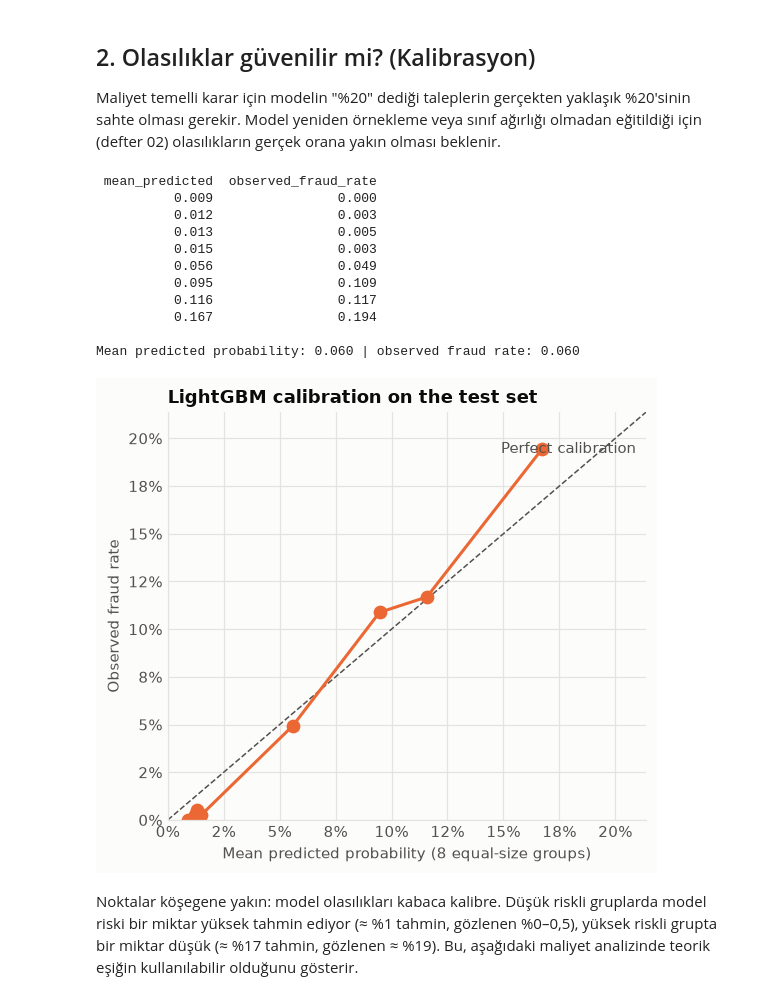
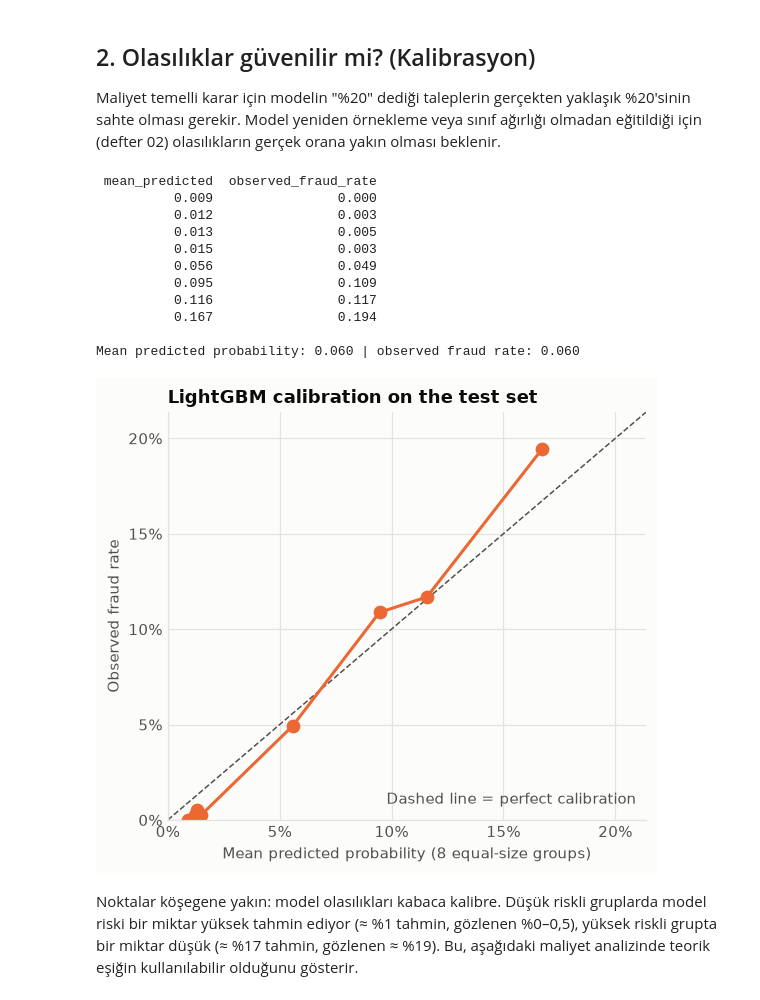
Before and after one commit to iremesmauner/insurance-fraud-detection, a Jupyter notebook: notebooks/04_business_threshold.ipynb, the cells around one changed output. Cells and saved outputs as stored; diff of their text form; code cells hidden in the pictures.

Commit message:
Polish figures: reproducible beeswarm jitter and clearer calibration plot
Co-Authored-By: Claude Fable 5.2 <noreply@anthropic.com>

```diff
--- a/notebooks/04_business_threshold.ipynb
+++ b/notebooks/04_business_threshold.ipynb
@@ -134,35 +134,37 @@ observed, predicted = calibration_curve(test["y"], test["lightgbm"], n_bins=8, s
 calibration = pd.DataFrame({"mean_predicted": predicted, "observed_fraud_rate": observed})
 print(calibration.round(3).to_string(index=False))
 print(f"\nMean predicted probability: {test['lightgbm'].mean():.3f} | observed fraud rate: {test['y'].mean():.3f}")
 
 fig, ax = plt.subplots(figsize=(5.2, 4.6))
 limit = max(predicted.max(), observed.max()) * 1.1
 ax.plot([0, limit], [0, limit], color=plotting.INK_MUTED, linestyle="--", linewidth=1)
-ax.text(limit * 0.98, limit * 0.9, "Perfect calibration", ha="right", color=plotting.INK_MUTED)
+ax.text(limit * 0.98, limit * 0.04, "Dashed line = perfect calibration", ha="right", color=plotting.INK_MUTED)
 ax.plot(predicted, observed, marker="o", markersize=8, color=plotting.COLOR_LGBM)
 ax.set_xlabel("Mean predicted probability (8 equal-size groups)")
 ax.set_ylabel("Observed fraud rate")
 plotting.pct_axis(ax, "x")
 plotting.pct_axis(ax, "y")
 ax.set_xlim(0, limit)
 ax.set_ylim(0, limit)
+ax.xaxis.set_major_locator(plt.MultipleLocator(0.05))
+ax.yaxis.set_major_locator(plt.MultipleLocator(0.05))
 ax.set_title("LightGBM calibration on the test set")
 fig.tight_layout()
 plotting.save_fig(fig, "14_calibration")
 plt.show()
 # %% [output]
  mean_predicted  observed_fraud_rate
           0.009                0.000
           0.012                0.003
           0.013                0.005
           0.015                0.003
           0.056                0.049
           0.095                0.109
           0.116                0.117
           0.167                0.194
 
 Mean predicted probability: 0.060 | observed fraud rate: 0.060
-[figure, old version]
+[figure, new version]
 # %% [markdown]
 Noktalar köşegene yakın: model olasılıkları kabaca kalibre. Düşük riskli gruplarda model
 riski bir miktar yüksek tahmin ediyor (≈ %1 tahmin, gözlenen %0–0,5), yüksek riskli
```
Also changed, not shown: 3 other files.
